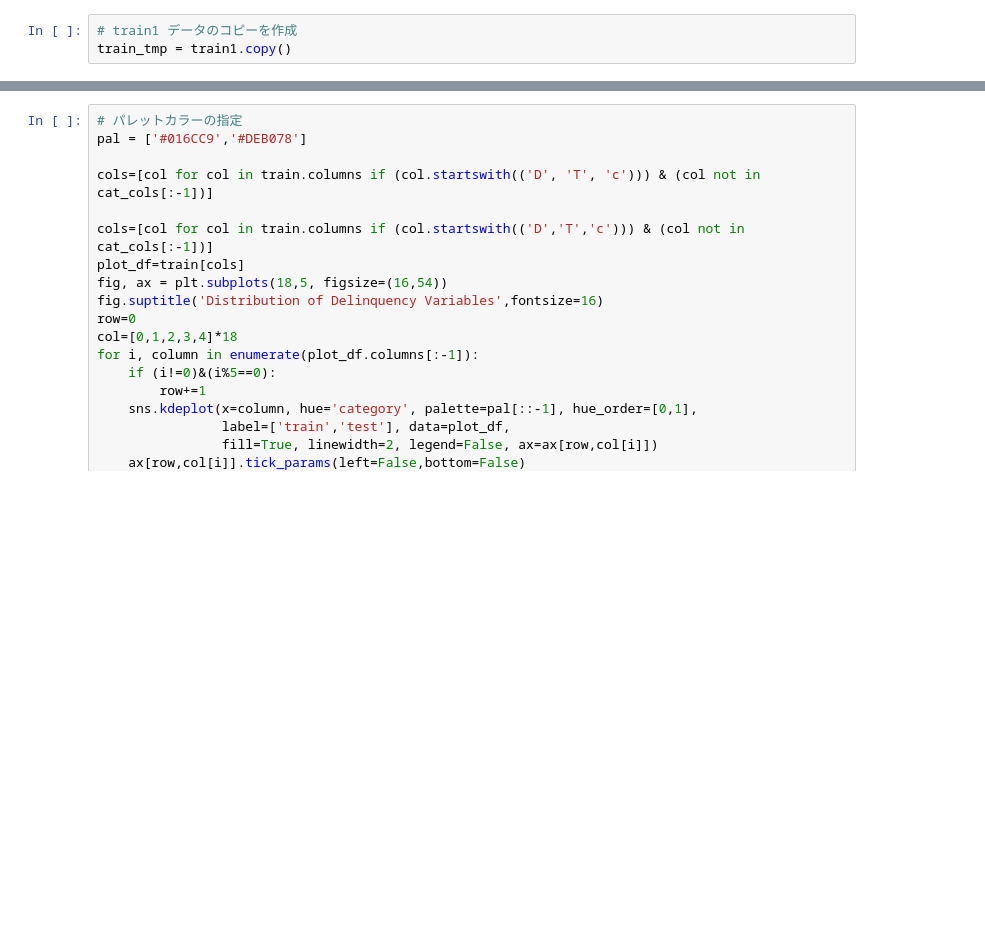
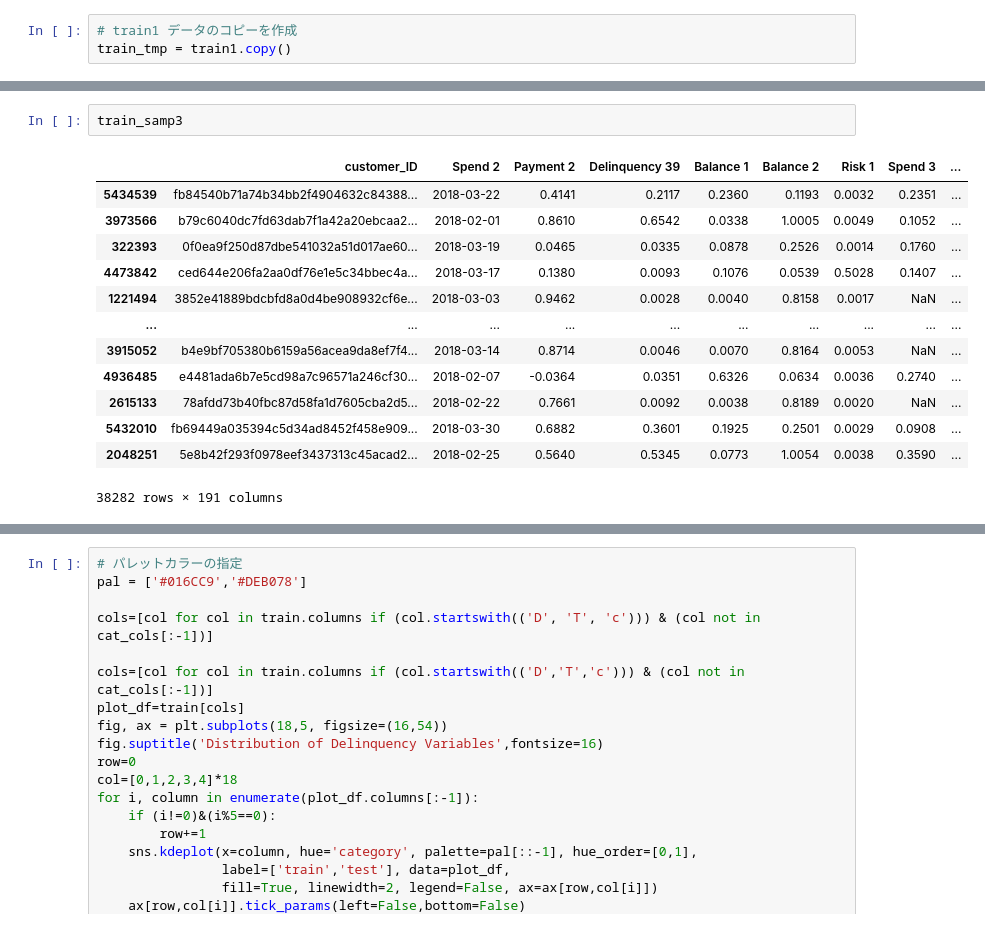
Before and after one commit to idsts2670/kaggle, a Jupyter notebook: amex-default-prediction/amex-default-prediction_v1.ipynb, the cells around one changed output, grey strips where cells are left out. Saved outputs shown, nothing was run; the diff lists cells and outputs as text; blank space fills up the shorter version.

```diff
--- a/amex-default-prediction/amex-default-prediction_v1.ipynb
+++ b/amex-default-prediction/amex-default-prediction_v1.ipynb
@@ -463,0 +497,16 @@ for i in range(1,6):
+# %%
+train_samp3
+# %% [output]
+|  | customer_ID | Spend 2 | Payment 2 | Delinquency 39 | Balance 1 | Balance 2 | Risk 1 | Spend 3 | ... |
+| 5434539 | fb84540b71a74b34bb2f4904632c84388... | 2018-03-22 | 0.4141 | 0.2117 | 0.2360 | 0.1193 | 0.0032 | 0.2351 | ... |
+| 3973566 | b79c6040dc7fd63dab7f1a42a20ebcaa2... | 2018-02-01 | 0.8610 | 0.6542 | 0.0338 | 1.0005 | 0.0049 | 0.1052 | ... |
+| 322393 | 0f0ea9f250d87dbe541032a51d017ae60... | 2018-03-19 | 0.0465 | 0.0335 | 0.0878 | 0.2526 | 0.0014 | 0.1760 | ... |
+| 4473842 | ced644e206fa2aa0df76e1e5c34bbec4a... | 2018-03-17 | 0.1380 | 0.0093 | 0.1076 | 0.0539 | 0.5028 | 0.1407 | ... |
+| 1221494 | 3852e41889bdcbfd8a0d4be908932cf6e... | 2018-03-03 | 0.9462 | 0.0028 | 0.0040 | 0.8158 | 0.0017 | NaN | ... |
+| ... | ... | ... | ... | ... | ... | ... | ... | ... | ... |
+| 3915052 | b4e9bf705380b6159a56acea9da8ef7f4... | 2018-03-14 | 0.8714 | 0.0046 | 0.0070 | 0.8164 | 0.0053 | NaN | ... |
+| 4936485 | e4481ada6b7e5cd98a7c96571a246cf30... | 2018-02-07 | -0.0364 | 0.0351 | 0.6326 | 0.0634 | 0.0036 | 0.2740 | ... |
+| 2615133 | 78afdd73b40fbc87d58fa1d7605cba2d5... | 2018-02-22 | 0.7661 | 0.0092 | 0.0038 | 0.8189 | 0.0020 | NaN | ... |
+| 5432010 | fb69449a035394c5d34ad8452f458e909... | 2018-03-30 | 0.6882 | 0.3601 | 0.1925 | 0.2501 | 0.0029 | 0.0908 | ... |
+| 2048251 | 5e8b42f293f0978eef3437313c45acad2... | 2018-02-25 | 0.5640 | 0.5345 | 0.0773 | 1.0054 | 0.0038 | 0.3590 | ... |
+38282 rows × 191 columns
```
Also changed, not shown: parts of 15 cells of this notebook.
